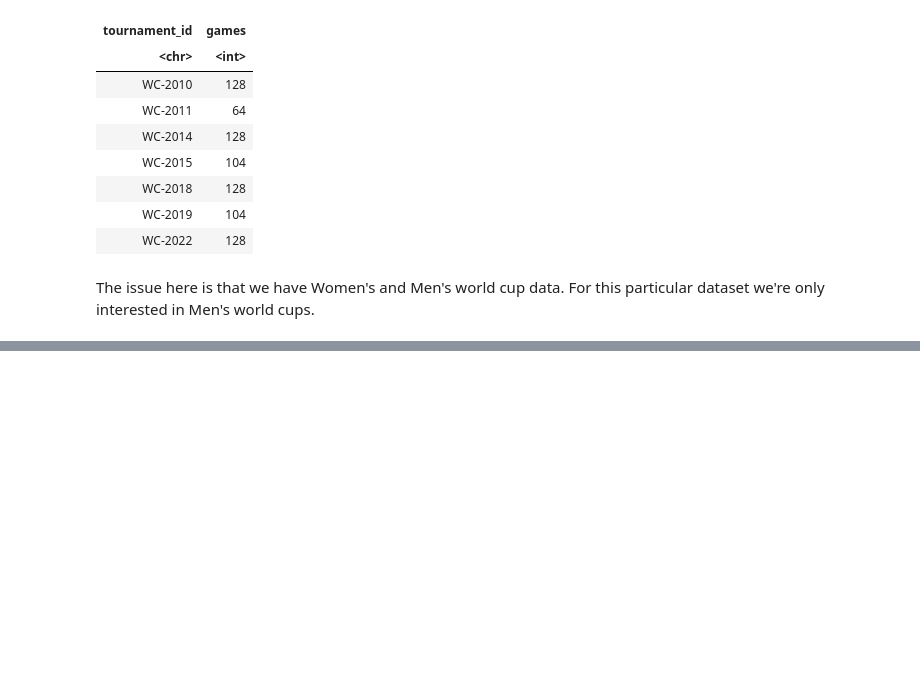
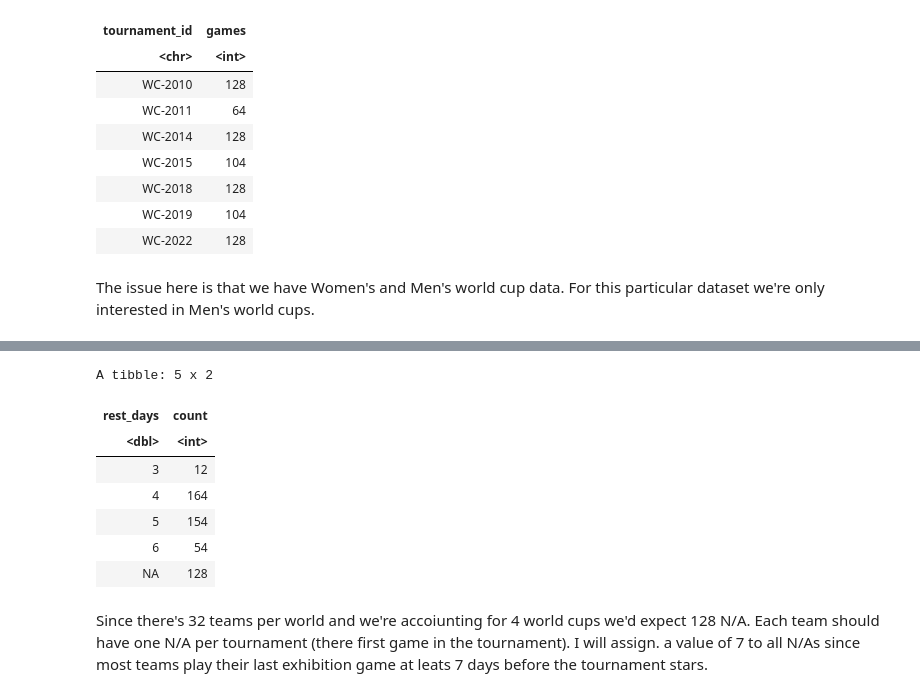
Before and after one commit to EialNisman/WorldCup2026Forecasting, a Jupyter notebook: 1.DataCleaning-R/WorldCups.ipynb, the cells around one changed output, grey strips where cells are left out. Saved outputs shown, nothing was run; the diff lists cells and outputs as text; code cells hidden in the pictures; blank space fills up the shorter version.

```diff
--- a/1.DataCleaning-R/WorldCups.ipynb
+++ b/1.DataCleaning-R/WorldCups.ipynb
@@ -97,0 +138,15 @@ dim(FullTeamGames)
+# %%
+FullTeamGames %>%
+    group_by(rest_days) %>%
+        summarize(count=sum(n()))
+# %% [output]
+A tibble: 5 x 2
+| rest_days | count |
+| <dbl> | <int> |
+| 3 | 12 |
+| 4 | 164 |
+| 5 | 154 |
+| 6 | 54 |
+| NA | 128 |
+# %% [markdown]
+Since there's 32 teams per world and we're accoiunting for 4 world cups we'd expect 128 N/A. Each team should have one N/A per tournament (there first game in the tournament). I will assign. a value of 7 to all N/As since most teams play their last exhibition game at leats 7 days before the tournament stars.
```
Also changed, not shown: parts of 8 cells of this notebook, 41 other files.
